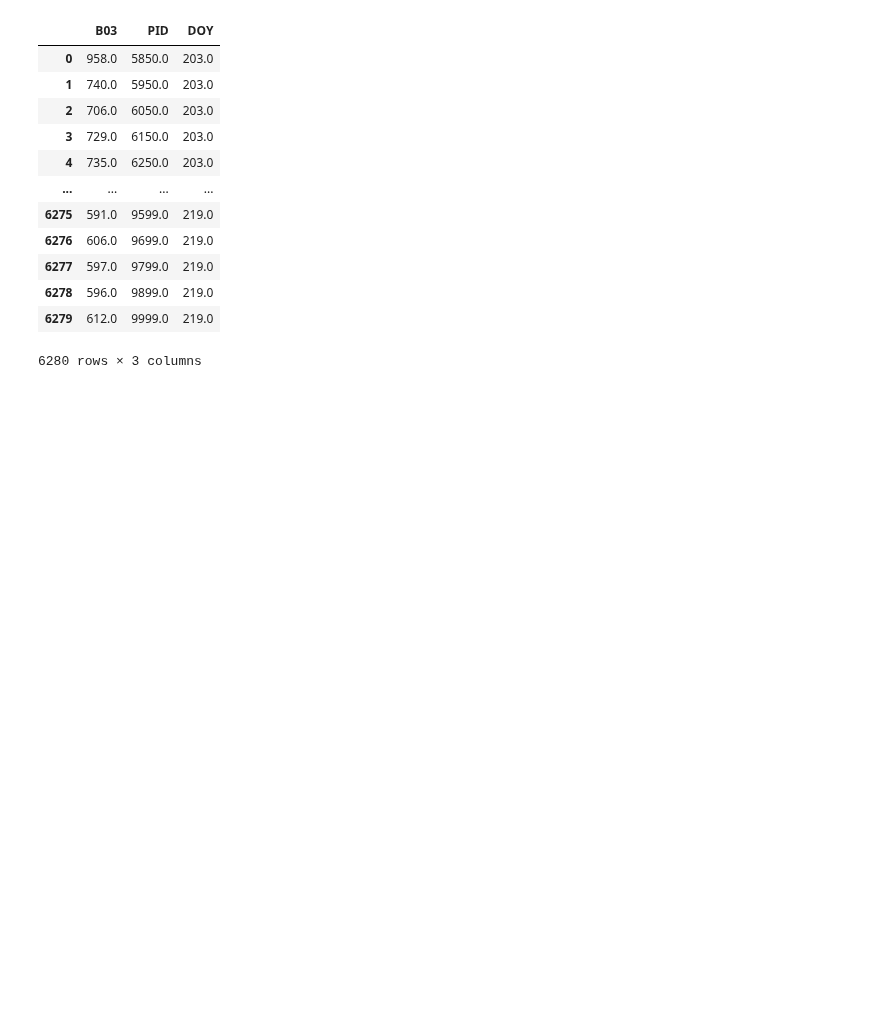
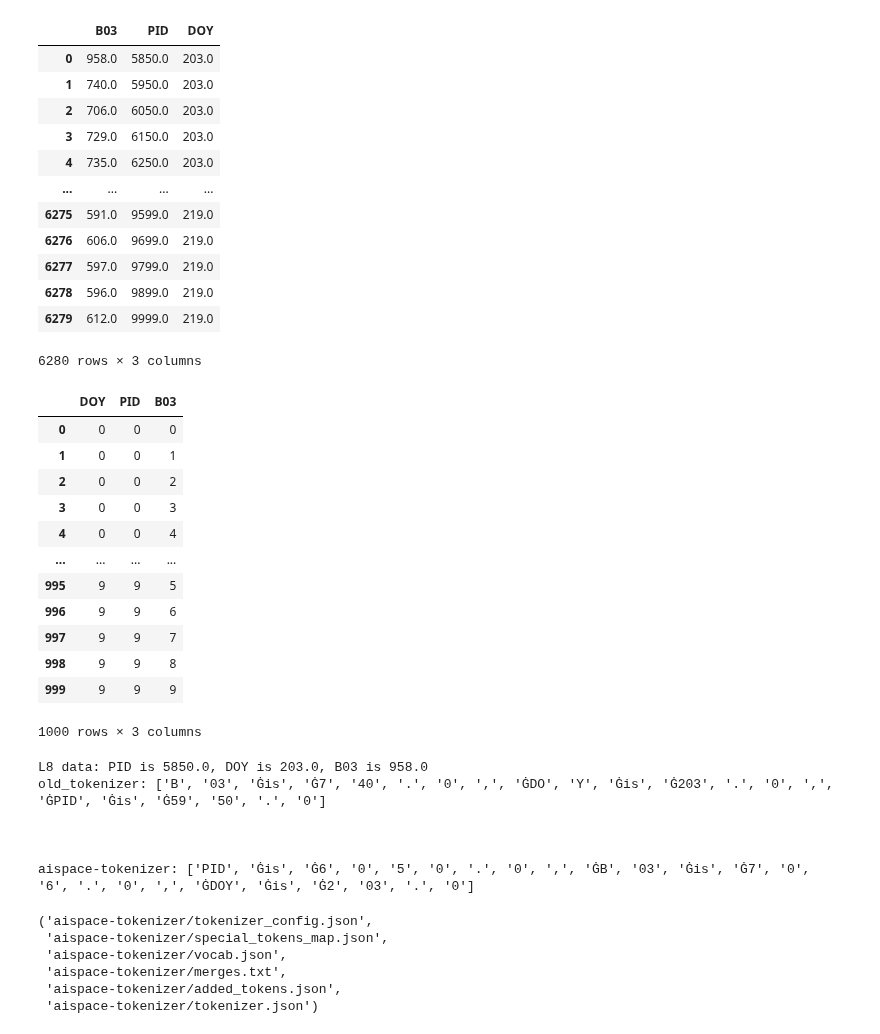
Before and after one commit to koyacolab/aispace, a Jupyter notebook: ai.ipynb, the cells around one changed output. Drawn from its saved outputs; the diff is of its cells as text; code cells hidden in the pictures; blank space fills up the shorter version.

```diff
--- a/ai.ipynb
+++ b/ai.ipynb
@@ -283,6 +283,68 @@ display(data)
 | 6278 | 596.0 | 9899.0 | 219.0 |
 | 6279 | 612.0 | 9999.0 | 219.0 |
 6280 rows × 3 columns
+# %%
+#### TRAIN TOKENIZER FOR HLS DATA ################################################
+def _get_synth_data():
+    BAND = [b for b in range(0, 10)]
+    PID  = [p for p in range(0, 10)]
+    DOY  = [d for d in range(0, 10)]
+    # Create a list of tuples with all possible combinations of DOY and PID
+    synth_data = [(d, p, b) for d in DOY for p in PID for b in BAND]
+    # Create a DataFrame from the data
+    synth_data = pd.DataFrame(synth_data, columns=["DOY", "PID", "B03"])
+    return synth_data
+
+synth_data = _get_synth_data()
+
+# Display the DataFrame
+display(synth_data)
+
+from transformers import AutoTokenizer
+from aitokenizer import TrainTokenizer, TrainCorpus
+
+old_tokenizer = AutoTokenizer.from_pretrained('distilgpt2')
+old_tokenizer.pad_token = old_tokenizer.eos_token
+
+data_corpus = TrainCorpus(data)._get_training_corpus()
+
+print('L8 data:', next(data_corpus)[0])
+
+tokens = old_tokenizer.tokenize(next(data_corpus)[0])
+print('old_tokenizer:', tokens)
+
+tokenizer = TrainTokenizer(synth_data, old_tokenizer)._train()
+
+tokens = tokenizer.tokenize(next(data_corpus)[0])
+print('aispace-tokenizer:', tokens)
+
+tokenizer.save_pretrained("aispace-tokenizer")
+# %% [output]
+|  | DOY | PID | B03 |
+| 0 | 0 | 0 | 0 |
+| 1 | 0 | 0 | 1 |
+| 2 | 0 | 0 | 2 |
+| 3 | 0 | 0 | 3 |
+| 4 | 0 | 0 | 4 |
+| ... | ... | ... | ... |
+| 995 | 9 | 9 | 5 |
+| 996 | 9 | 9 | 6 |
+| 997 | 9 | 9 | 7 |
+| 998 | 9 | 9 | 8 |
+| 999 | 9 | 9 | 9 |
+1000 rows × 3 columns
+L8 data: PID is 5850.0, DOY is 203.0, B03 is 958.0
+old_tokenizer: ['B', '03', 'Ġis', 'Ġ7', '40', '.', '0', ',', 'ĠDO', 'Y', 'Ġis', 'Ġ203', '.', '0', ',', 'ĠPID', 'Ġis', 'Ġ59', '50', '.', '0']
+
+
+
+aispace-tokenizer: ['PID', 'Ġis', 'Ġ6', '0', '5', '0', '.', '0', ',', 'ĠB', '03', 'Ġis', 'Ġ7', '0', '6', '.', '0', ',', 'ĠDOY', 'Ġis', 'Ġ2', '03', '.', '0']
+('aispace-tokenizer/tokenizer_config.json',
+ 'aispace-tokenizer/special_tokens_map.json',
+ 'aispace-tokenizer/vocab.json',
+ 'aispace-tokenizer/merges.txt',
+ 'aispace-tokenizer/added_tokens.json',
+ 'aispace-tokenizer/tokenizer.json')
 # %%
 # Split the DataFrame into training and test DataFrames
 # train_data, test_data = train_test_split(data, test_size=0.2, random_state=42)
```
Also changed, not shown: parts of 2 cells of this notebook, 5 other files.
